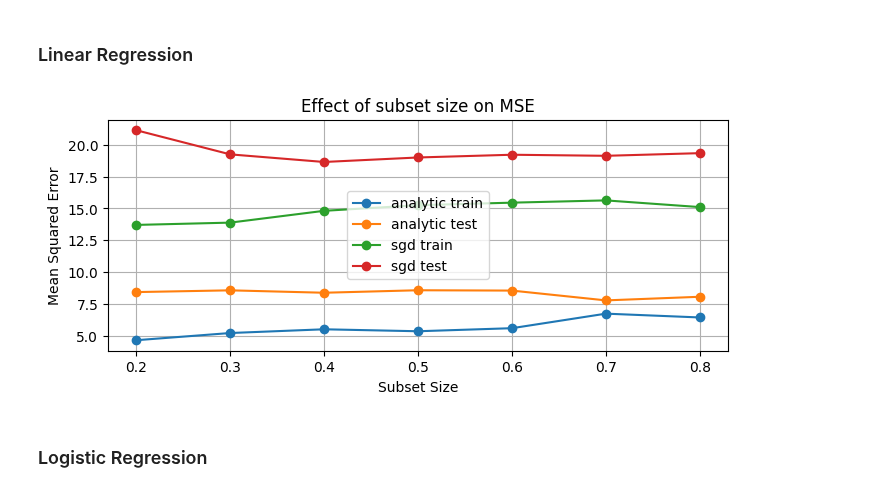
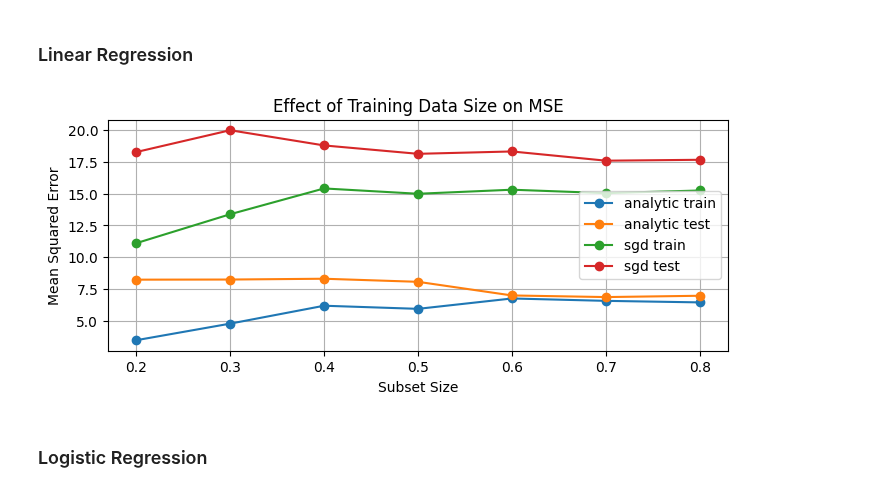
Before and after one commit to j-c-carr/Real-Estate-and-Wine-Quality-Prediction, a Jupyter notebook: experiments_test.ipynb, the cells around one changed output. Saved outputs shown, nothing was run; the diff lists cells and outputs as text; code cells hidden in the pictures.

```diff
--- a/experiments_test.ipynb
+++ b/experiments_test.ipynb
@@ -169,7 +183,12 @@ y_wine = pd.get_dummies(wine_df_cleaned['class']).to_numpy(dtype=int)
 # %% [markdown]
 ### Linear Regression
 # %%
-BATCH_SIZE = 8
+OPTIMIZER_KWARGS = {
+    'batch_size': 32,
+    'learning_rate': 0.1,
+    'max_iters': 1e4,
+    'verbose': False
+}
 
 errors_analytic_train = []
 errors_analytic_test = []
@@ -177,12 +196,12 @@ errors_sgd_train = []
 errors_sgd_test = []
 
 for X_train_fold, y_train_fold, X_test_fold, y_test_fold in k_fold_split(X_housing, y_housing):
-    lin_reg = LinearRegression()
 
     # data normalization
     X_train_fold, X_test_fold = min_max_scale(X_train_fold, X_test_fold)
 
     # analytic fit
+    lin_reg = LinearRegression()
     lin_reg.fit(X_train_fold, y_train_fold, analytic_fit=True, verbose=False)
     y_preds_with_analytic_fit_train = lin_reg.predict(X_train_fold)
     y_preds_with_analytic_fit_test = lin_reg.predict(X_test_fold)
@@ -191,7 +210,8 @@ for X_train_fold, y_train_fold, X_test_fold, y_test_fold in k_fold_split(X_housi
     w_analytic = np.copy(lin_reg.w)
 
     # mini-batch SGD fit
-    lin_reg.fit(X_train_fold, y_train_fold, optimizer_class=GradientDescent, batch_size=BATCH_SIZE, verbose=False)
+    lin_reg = LinearRegression()
+    lin_reg.fit(X_train_fold, y_train_fold, optimizer_class=StochasticGradientDescent, **OPTIMIZER_KWARGS)
     y_preds_with_grad_train = lin_reg.predict(X_train_fold)
     y_preds_with_grad_test = lin_reg.predict(X_test_fold)
     errors_sgd_train.append(mse(y_train_fold, y_preds_with_grad_train))
@@ -290,16 +315,18 @@ For both datasets, Sample growing subsets of the training data (20%,30%,...80%).
 # %% [markdown]
 ### Data Preparation
 # %%
-TEST_SIZE = 0.20
+TEST_SIZE = 0.2
 IQR_FACTOR = 1.5
 
+housing_df = HOUSING_DF.copy()
+wine_df = WINE_DF.copy()
+
 ### Data Cleaning ###
-#remove outliers (but not for CHAS bc it is 1/0)
+# remove outliers (but not for CHAS bc it is 1/0)
 temp_df = housing_df.drop(columns='CHAS')
 temp_df_cleaned = remove_outliers(temp_df, factor=IQR_FACTOR)
 housing_df_cleaned = pd.concat([temp_df_cleaned, housing_df['CHAS'].loc[temp_df_cleaned.index]], axis=1)
 
-wine_df_cleaned = wine_df.copy()
 wine_df_cleaned = remove_outliers(wine_df_cleaned, factor=IQR_FACTOR)
 
 
@@ -319,54 +346,56 @@ X_housing_train, X_housing_test = min_max_scale(X_housing_train, X_housing_test)
 # %% [markdown]
 ### Linear Regression
 # %%
-BATCH_SIZE = 16
-OPTIMIZER_KWARGS = {'max_iters': 4e4,
-                    'learning_rate': 0.05,
-                    'verbose': False}
+OPTIMIZER_KWARGS = {
+    'batch_size': 32,
+    'max_iters': 4e4,
+    'learning_rate': 0.05,
+    'verbose': False
+}
 
 # sizes to sample
 sizes = [0.2, 0.3, 0.4, 0.5, 0.6, 0.7, 0.8]
 
 analytic_train_errors = []
 analytic_test_errors = []
 sgd_train_errors = []
 sgd_test_errors = []
 
 for size in sizes:
-    # Splitting the data
+    # select data subset
     subset_size = int(size * X_housing_train.shape[0])
     X_train_subset = X_housing_train[:subset_size]
     y_train_subset = y_housing_train[:subset_size]
 
     lin_reg = LinearRegression()
 
     # analytic fit
     lin_reg.fit(X_train_subset, y_train_subset, analytic_fit=True, verbose=False)
-    y_preds_with_analytic_fit_train = lin_reg.predict(X_train_subset)
-    y_preds_with_analytic_fit_test = lin_reg.predict(X_housing_test)
-    analytic_train_errors.append(mse(y_train_subset, y_preds_with_analytic_fit_train))
-    analytic_test_errors.append(mse(y_housing_test, y_preds_with_analytic_fit_test))
+    y_preds_analytic_train = lin_reg.predict(X_train_subset)
+    y_preds_analytic_test = lin_reg.predict(X_housing_test)
+    analytic_train_errors.append(mse(y_train_subset, y_preds_analytic_train))
+    analytic_test_errors.append(mse(y_housing_test, y_preds_analytic_test))
 
     # mini-batch SGD fit
-    lin_reg.fit(X_train_subset, y_train_subset, optimizer_class=GradientDescent, batch_size=BATCH_SIZE, verbose=False)
-    y_preds_with_grad_train = lin_reg.predict(X_train_subset)
-    y_preds_with_grad_test = lin_reg.predict(X_housing_test)
-    sgd_train_errors.append(mse(y_train_subset, y_preds_with_grad_train))
-    sgd_test_errors.append(mse(y_housing_test, y_preds_with_grad_test))
+    lin_reg.fit(X_train_subset, y_train_subset, optimizer_class=StochasticGradientDescent, **OPTIMIZER_KWARGS)
+    y_preds_sgd_train = lin_reg.predict(X_train_subset)
+    y_preds_sgd_test = lin_reg.predict(X_housing_test)
+    sgd_train_errors.append(mse(y_train_subset, y_preds_sgd_train))
+    sgd_test_errors.append(mse(y_housing_test, y_preds_sgd_test))
 
 plt.figure(figsize=(8,3))
 plt.plot(sizes, analytic_train_errors, '-o',label='analytic train')
 plt.plot(sizes, analytic_test_errors, '-o',label='analytic test')
 plt.plot(sizes, sgd_train_errors, '-o',label='sgd train')
 plt.plot(sizes, sgd_test_errors, '-o',label='sgd test')
 plt.xlabel('Subset Size')
 plt.ylabel('Mean Squared Error')
+plt.title('Effect of Training Data Size on MSE')
+plt.grid(True)
 plt.legend()
-plt.title('Effect of subset size on MSE')
-plt.grid(True)
 plt.show()
 # %% [output]
-[figure, old version]
+[figure, new version]
 # %% [markdown]
 ### Logistic Regression
 # %%
```
Also changed, not shown: parts of 30 cells of this notebook, 3 other files.
